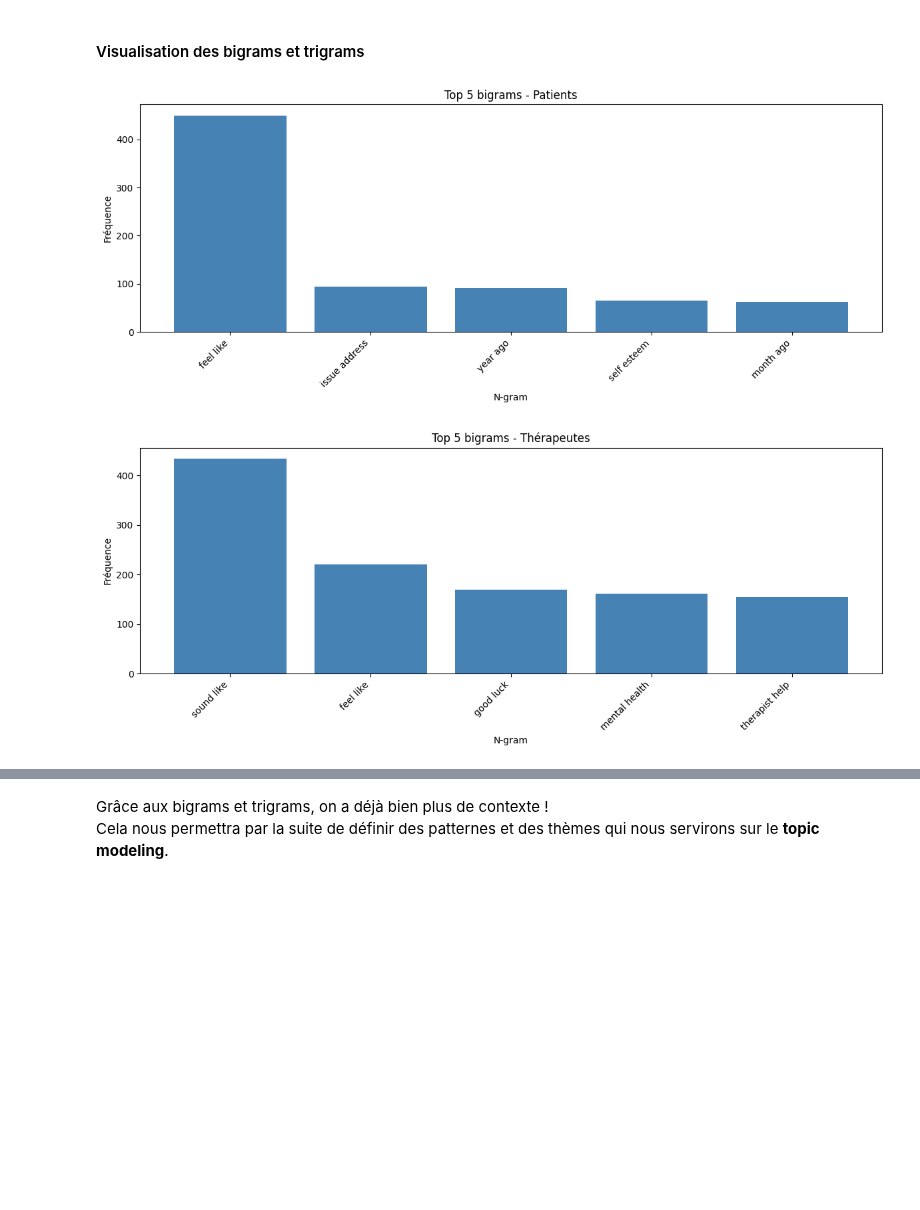
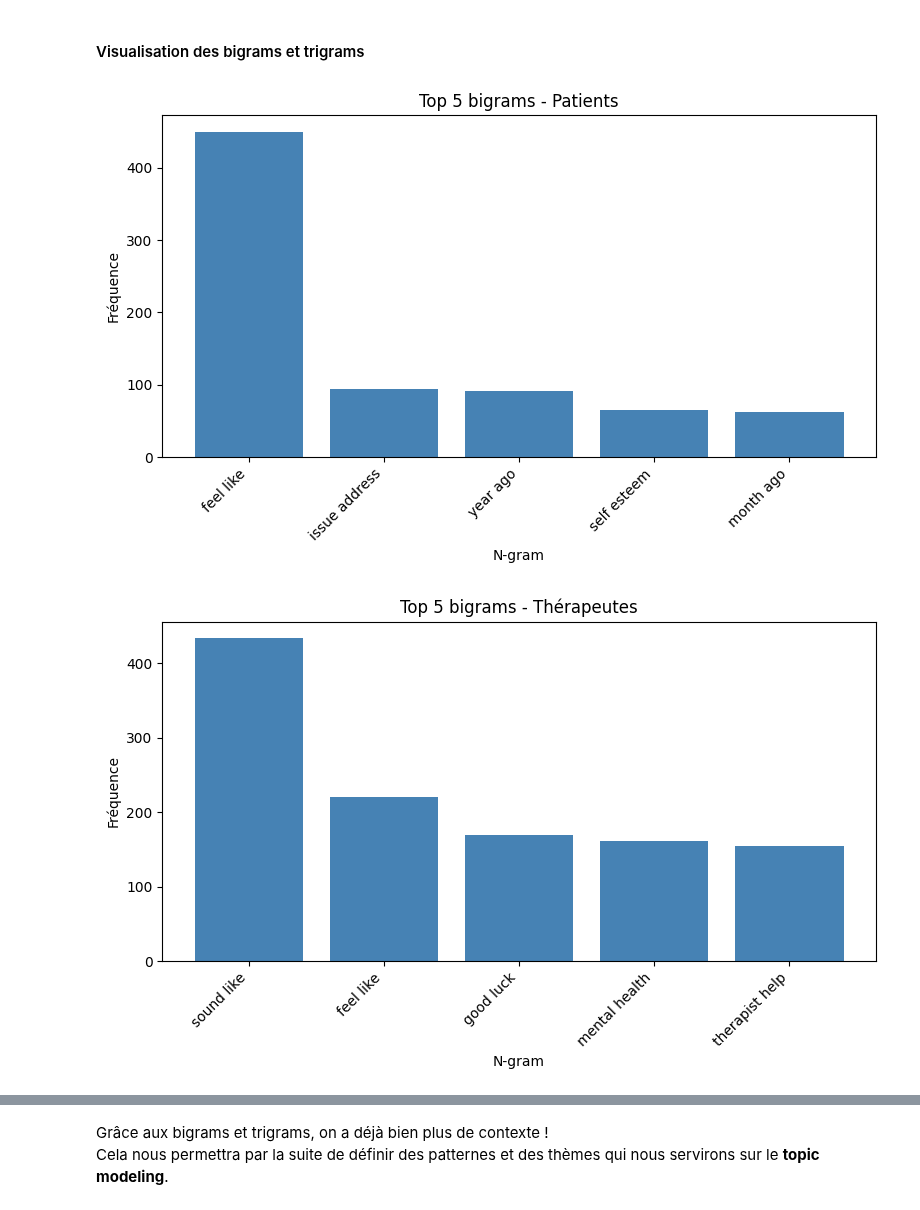
Before and after one commit to cypnet/Analyse-de-conversations-sur-la-sant-mentale-, a Jupyter notebook: LOGAN/ETAPE1-Exploration_jeu_de_donnees.ipynb, the cells around one changed output, grey strips where cells are left out. Drawn from its saved outputs; the diff is of its cells as text; code cells hidden in the pictures; blank space fills up the shorter version.

```diff
--- a/LOGAN/ETAPE1-Exploration_jeu_de_donnees.ipynb
+++ b/LOGAN/ETAPE1-Exploration_jeu_de_donnees.ipynb
@@ -828,19 +828,19 @@ mental health professional         54
 <h4>Visualisation des bigrams et trigrams</h4>
 # %%
 def plot_ngrams(freq_df, title):
-    plt.figure(figsize=(12, 5))
+    plt.figure(figsize=(8, 5))
     plt.bar(freq_df['ngram'], freq_df['fréquence'], color='steelblue')
     plt.xticks(rotation=45, ha='right')
     plt.xlabel('N-gram')
     plt.ylabel('Fréquence')
     plt.title(title)
     plt.tight_layout()
     plt.show()
 
 plot_ngrams(bi_context,  "Top 5 bigrams - Patients")
 plot_ngrams(bi_response, "Top 5 bigrams - Thérapeutes")
 plot_ngrams(tri_context,  "Top 5 trigrams - Patients")
 plot_ngrams(tri_response, "Top 5 trigrams - Thérapeutes")
 # %% [output]
-[figure, old version]
+[figure, new version]
-[figure, old version]
+[figure, new version]
```
Also changed, not shown: parts of 17 cells of this notebook.
